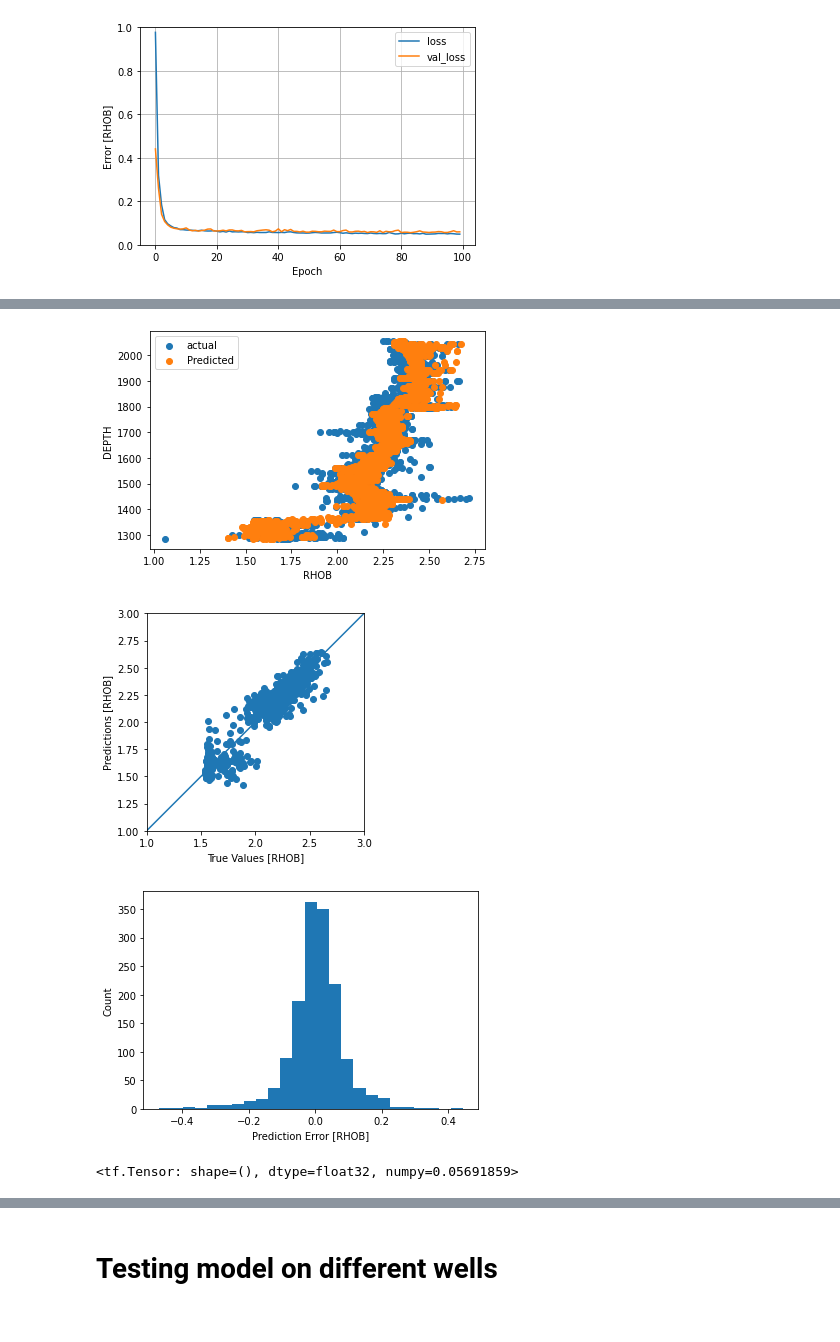
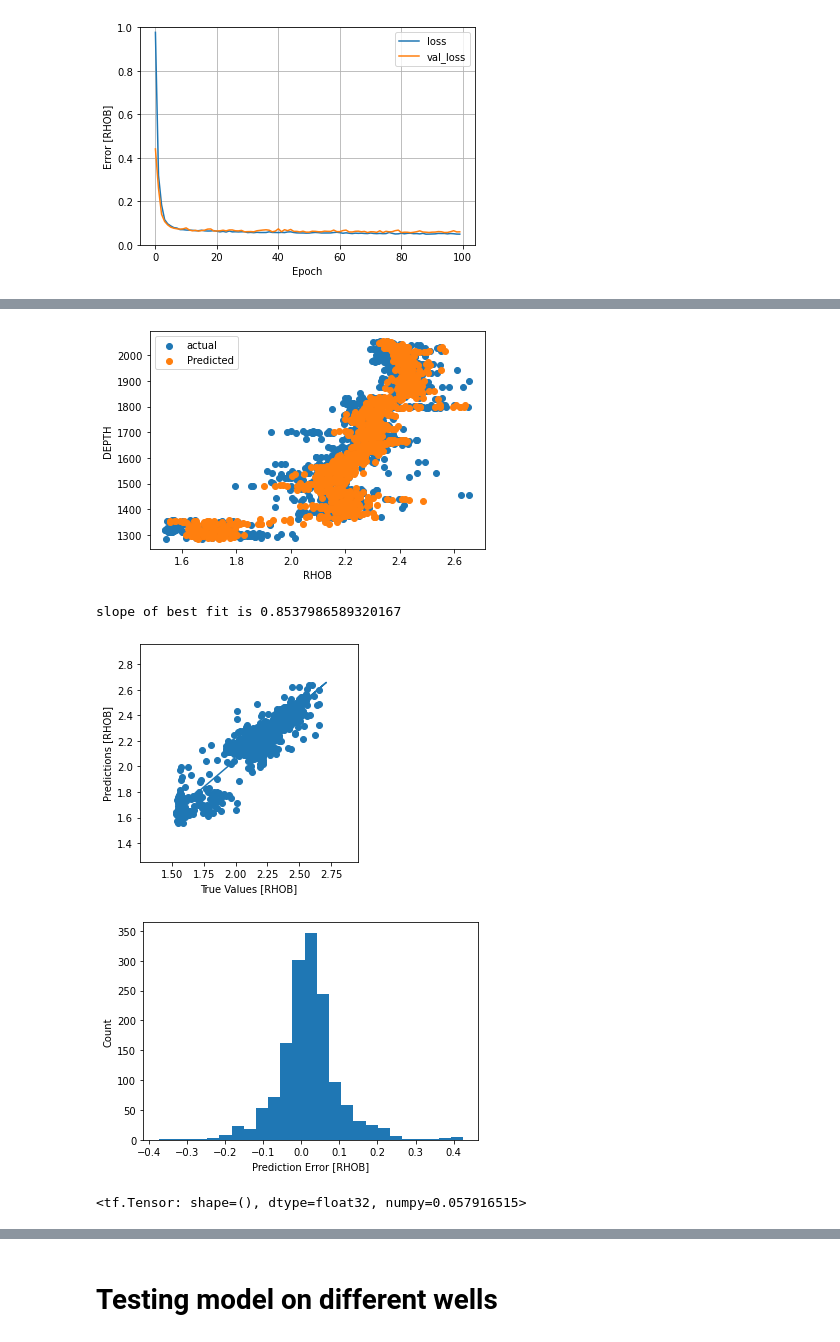
Before and after one commit to dernestbank/Lithology-Log-prediction-, a Jupyter notebook: ANN Comparing models.ipynb, the cells around one changed output, grey strips where cells are left out. Drawn from its saved outputs; the diff is of its cells as text; code cells hidden in the pictures.

```diff
--- a/ANN Comparing models.ipynb
+++ b/ANN Comparing models.ipynb
@@ -227,52 +276,70 @@ plot_loss(myFFBPtraining)
 # %%
-# A function to plot the predicted and actual target against a similar DEPTH
+# A function to plot the predicted and actual target against a similar DEPTH using the test data(at validation)
 
 
-target1=train_target
+test_target_actual=test_target
 
-test_prediction = myFFBP.predict(test_input).flatten() ##Flattening converts multidimensional lists into one-dimensional lists
+test_target_predicted = myFFBP.predict(test_input).flatten() ##Flattening converts multidimensional lists into one-dimensional lists
 
 
-def plot_Scatter(target1, test_prediction):
-    plt.scatter(target1, train_input['DEPTH'],  label='actual')
-    plt.scatter( test_prediction,  train_input['DEPTH'], label='Predicted')
+def plot_Scatter(target1, test_predict):
+    plt.scatter(target1, test_input['DEPTH'],  label='actual')
+    plt.scatter( test_predict,  test_input['DEPTH'], label='Predicted')
     plt.xlabel('RHOB')
     plt.ylabel('DEPTH')
     plt.legend()
 
 
 
-plot_Scatter(x,y)
+plot_Scatter(test_target_actual,test_target_predicted)
 # %% [output]
-[figure, old version]
+[figure, new version]
 # %%
-# Plot regression between predicted and actual
+# Plot regression between predicted and actual (Validation)
 # test_predictions = dnn_model.predict(test_input).flatten()
+def plot_regression(true,predicted):
+    a = plt.axes(aspect='equal')
+    plt.scatter(true, predicted)
+    plt.xlabel('True Values [RHOB]')
+    plt.ylabel('Predictions [RHOB]')
+#     lims = [1, 3]
+    lims =[min(predicted)-0.3,max(true)+0.3]
+    plt.xlim(lims)
+    plt.ylim(lims)
+#     _ = plt.plot(lims, lims)
+    m, b = np.polyfit(true, predicted, 1) #m=slope b=intercept
+    plt.plot(x, m*x + b) #add line of bestfit
+    print("slope of best fit is", m)
 
-a = plt.axes(aspect='equal')
-plt.scatter(test_target, test_prediction)
-plt.xlabel('True Values [RHOB]')
-plt.ylabel('Predictions [RHOB]')
-lims = [1, 3]
-plt.xlim(lims)
-plt.ylim(lims)
-_ = plt.plot(lims, lims)
+
+plot_regression(test_target_actual,test_target_predicted)
+
+
+# a = plt.axes(aspect='equal')
+# plt.scatter(test_target, test_prediction)
+# plt.xlabel('True Values [RHOB]')
+# plt.ylabel('Predictions [RHOB]')
+# lims = [1, 3]
+# plt.xlim(lims)
+# plt.ylim(lims)
+# _ = plt.plot(lims, lims)
 # %% [output]
+slope of best fit is 0.8537986589320167
-[figure, old version]
+[figure, new version]
 # %%
 # Now take a look at the error distribution:
 
-error = test_prediction - test_target
+error = test_target_predicted - test_target_actual
 plt.hist(error, bins=25)
 plt.xlabel('Prediction Error [RHOB]')
 _ = plt.ylabel('Count')
 # %% [output]
-[figure, old version]
+[figure, new version]
 # %%
 #MAE
 tf.keras.losses.MAE(
-    test_target, test_prediction
+    test_target_actual,test_target_predicted
 )
 # %% [output]
-<tf.Tensor: shape=(), dtype=float32, numpy=0.05691859>
+<tf.Tensor: shape=(), dtype=float32, numpy=0.057916515>
 # %%
```
Also changed, not shown: parts of 15 cells of this notebook, 3 other files.
